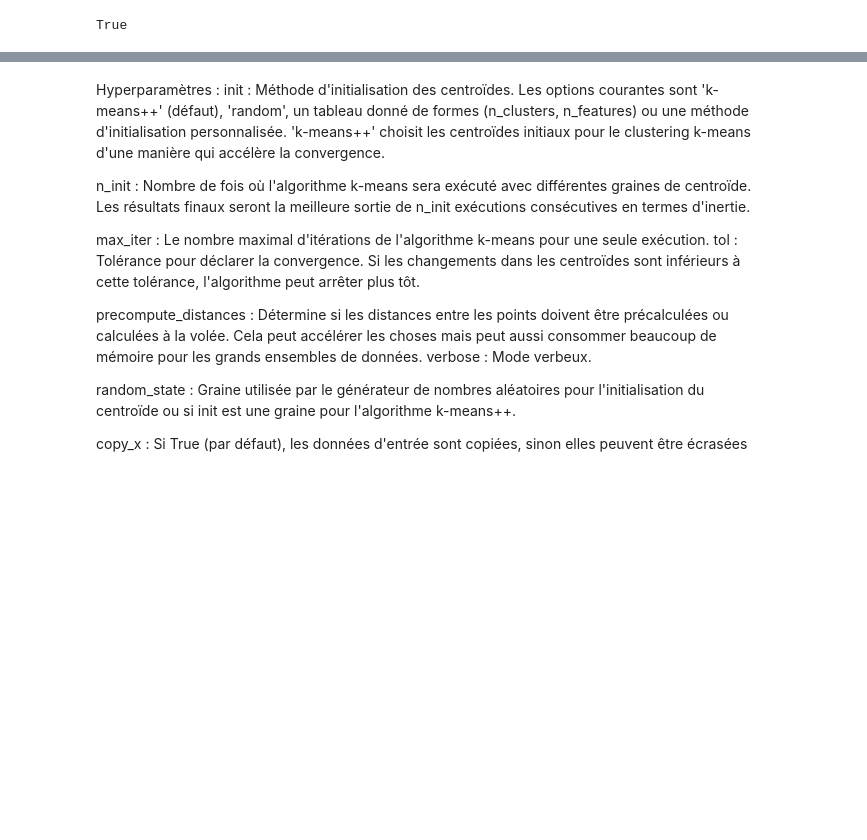
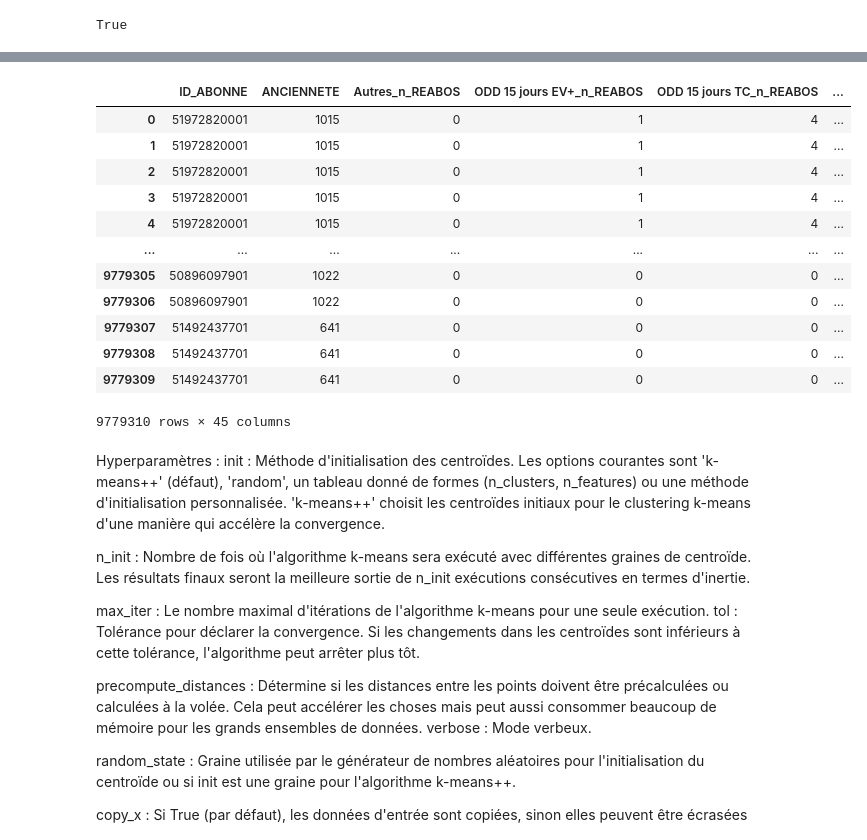
Before and after one commit to Statapp-CANAL/Statapp-CANAL, a Jupyter notebook: Data_operations/Antoine.ipynb, the cells around one changed output, grey strips where cells are left out. Drawn from its saved outputs; the diff is of its cells as text; code cells hidden in the pictures; blank space fills up the shorter version.

```diff
--- a/Data_operations/Antoine.ipynb
+++ b/Data_operations/Antoine.ipynb
@@ -48,0 +87,18 @@ df.head()
+# %%
+df2 = join_dataFrames(df1[['ID_ABONNE', 'ANCIENNETE']], df, 'ID_ABONNE')
+# %%
+df2
+# %% [output]
+|  | ID_ABONNE | ANCIENNETE | Autres_n_REABOS | ODD 15 jours EV+_n_REABOS | ODD 15 jours TC_n_REABOS | ... |
+| 0 | 51972820001 | 1015 | 0 | 1 | 4 | ... |
+| 1 | 51972820001 | 1015 | 0 | 1 | 4 | ... |
+| 2 | 51972820001 | 1015 | 0 | 1 | 4 | ... |
+| 3 | 51972820001 | 1015 | 0 | 1 | 4 | ... |
+| 4 | 51972820001 | 1015 | 0 | 1 | 4 | ... |
+| ... | ... | ... | ... | ... | ... | ... |
+| 9779305 | 50896097901 | 1022 | 0 | 0 | 0 | ... |
+| 9779306 | 50896097901 | 1022 | 0 | 0 | 0 | ... |
+| 9779307 | 51492437701 | 641 | 0 | 0 | 0 | ... |
+| 9779308 | 51492437701 | 641 | 0 | 0 | 0 | ... |
+| 9779309 | 51492437701 | 641 | 0 | 0 | 0 | ... |
+9779310 rows × 45 columns
```
Also changed, not shown: parts of 4 cells of this notebook, 2 other files.
